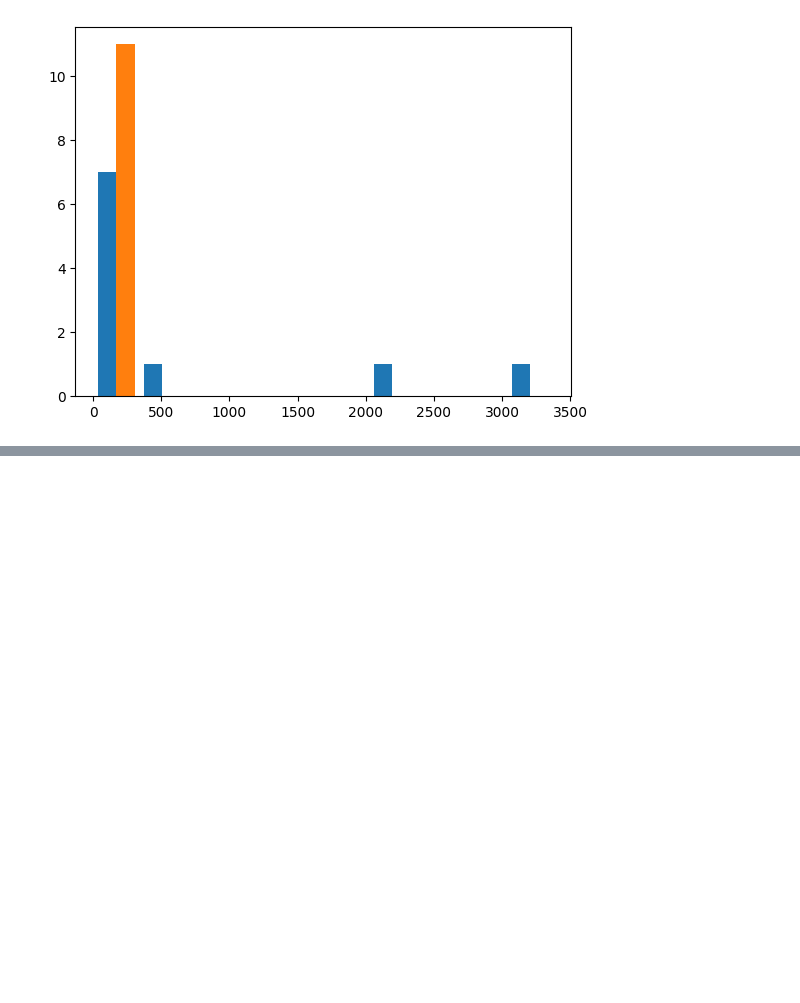
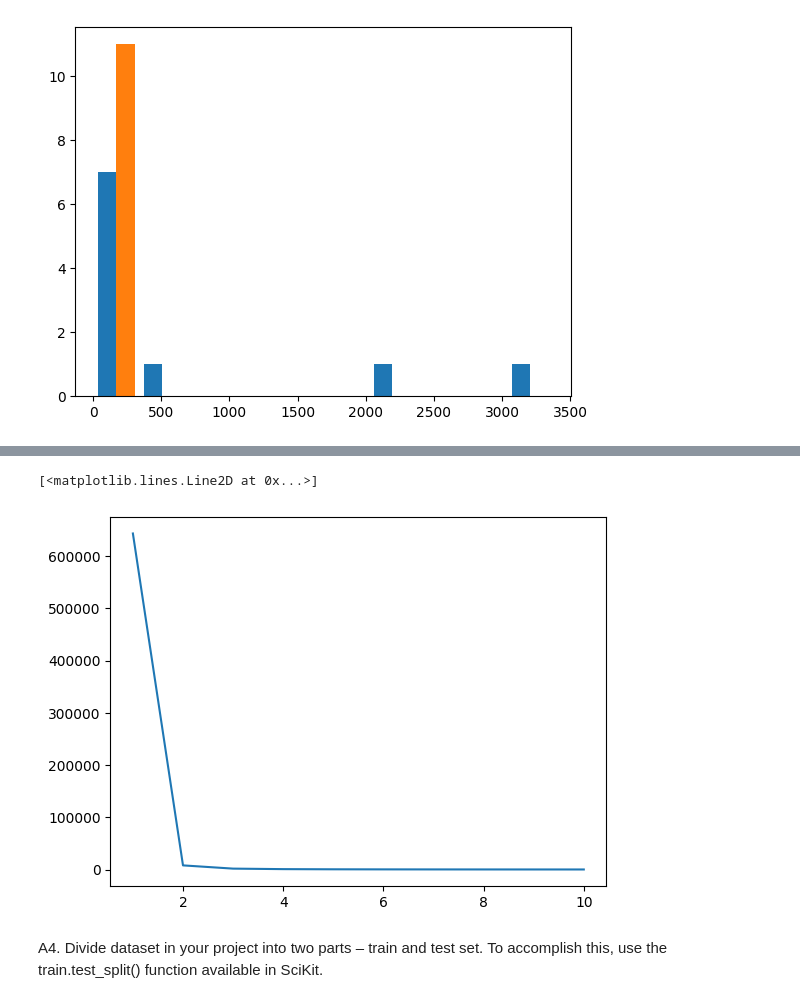
Before and after one commit to kinasant/ml, a Jupyter notebook: assignments/ml-lab03.ipynb, the cells around one changed output, grey strips where cells are left out. Saved outputs shown, nothing was run; the diff lists cells and outputs as text; code cells hidden in the pictures; blank space fills up the shorter version.

```diff
--- a/assignments/ml-lab03.ipynb
+++ b/assignments/ml-lab03.ipynb
@@ -40,6 +20,6 @@ Note: you may need to restart the kernel to use updated packages.
 # %%
 import pandas as pd
 
-df_cases = pd.read_csv("https://api.vitaldb.net/cases")  # clinical information
+df = pd.read_csv("https://api.vitaldb.net/cases")  # clinical information
 df_trks = pd.read_csv("https://api.vitaldb.net/trks")  # track list
 df_labs = pd.read_csv('https://api.vitaldb.net/labs')  # laboratory results
@@ -98,5 +74,5 @@ np
 # %%
-num = df_cases.select_dtypes(exclude=["object"])
+num = df.select_dtypes(exclude=["object"])
 # %%
 num
 # %% [output]
@@ -141,3 +148,8 @@ plt.pyplot.hist(data)
 # %%
 def minkowski_distance(a, b, r):
-    return np.sum(np.abs(a - b)**r, axis=1)**(1/r)
+    return np.sum(np.abs(a - b)**r)**(1/r)
+# %%
+distances=[]
+for i in range(1,11):
+    t1=minkowski_distance(num["height"],num["weight"],i)
+    distances.append(t1)
@@ -143,0 +169,7 @@ def minkowski_distance(a, b, r):
+# %%
+plt.pyplot.plot([i for i in range(1,11)],distances)
+# %% [output]
+[<matplotlib.lines.Line2D at 0x...>]
+[figure, added]
+# %% [markdown]
+A4. Divide dataset in your project into two parts – train and test set. To accomplish this, use the train.test_split() function available in SciKit.
```
Also changed, not shown: parts of 49 cells of this notebook.
